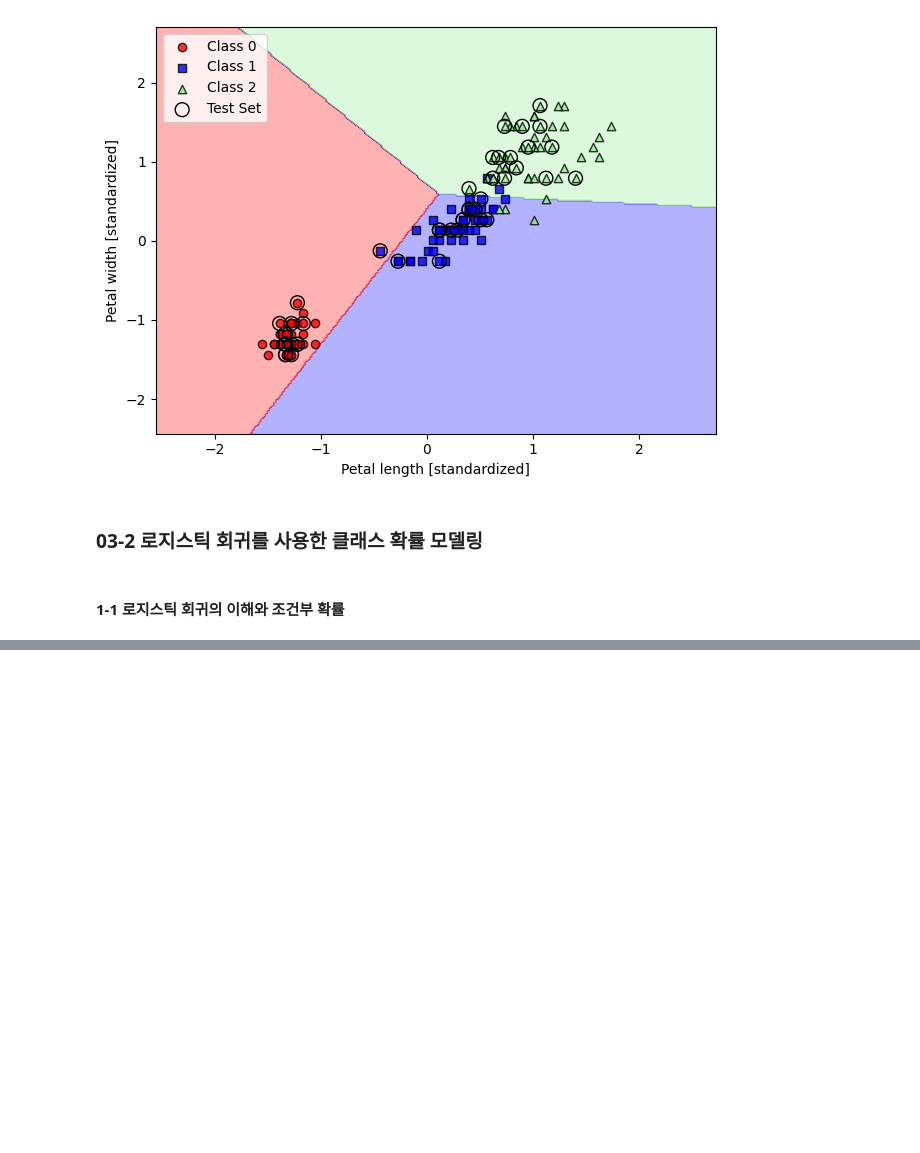
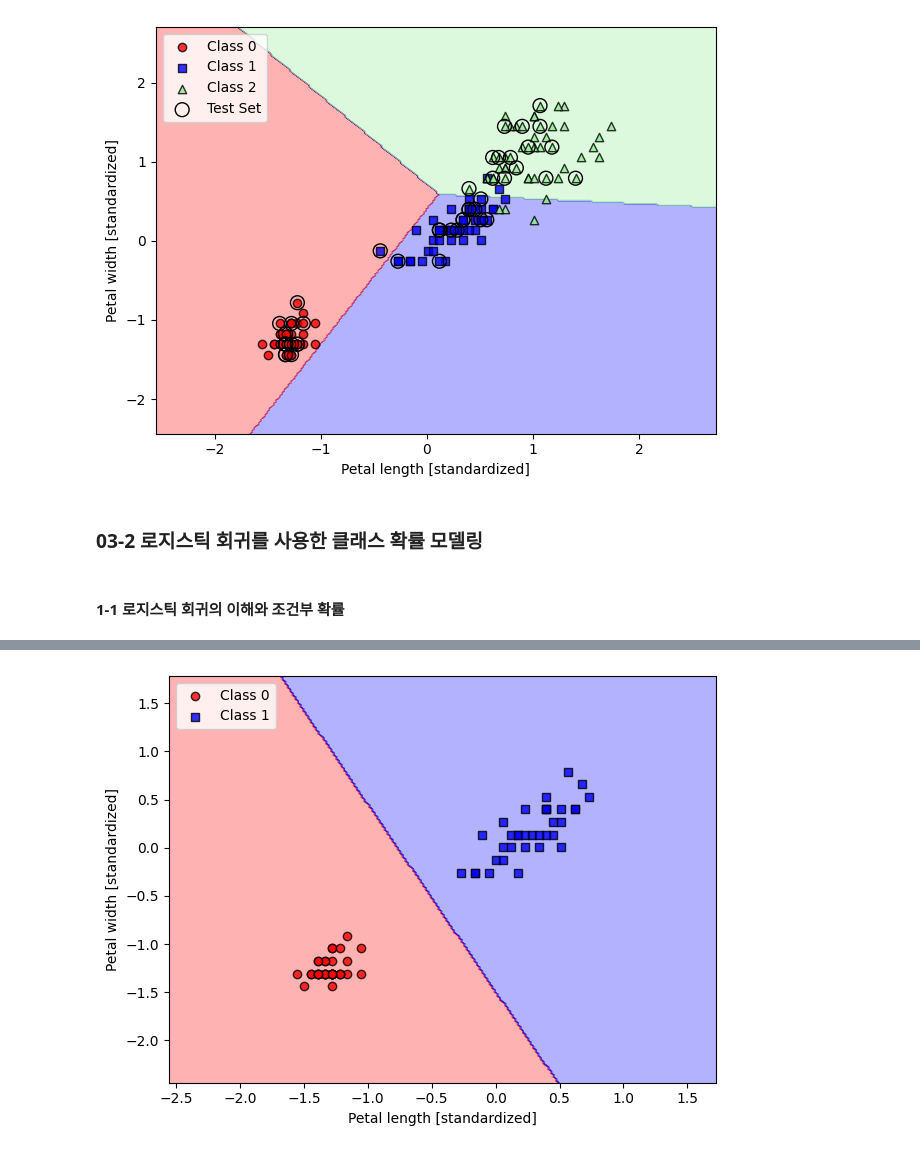
Before and after one commit to va4756/bigdata_raejung, a Jupyter notebook: MachineLearning_교과서_박해선.ipynb, the cells around one changed output, grey strips where cells are left out. Cells and saved outputs as stored; diff of their text form; code cells hidden in the pictures; blank space fills up the shorter version.

```diff
--- a/MachineLearning_교과서_박해선.ipynb
+++ b/MachineLearning_교과서_박해선.ipynb
@@ -521,0 +717,34 @@ plt.show()
+# %%
+# 데이터 선택
+X_train_01_subset = X_train_std[(y_train == 0) | (y_train == 1)]
+y_train_01_subset = y_train[(y_train == 0) | (y_train == 1)]
+
+# 모델 학습
+lrgd = AdalineSGD_Torch(eta=0.01, n_iter=50, random_state=1)
+lrgd.fit(X_train_01_subset, y_train_01_subset)
+
+# GPU → CPU 변환 (시각화용 필수)
+lrgd.w_ = lrgd.w_.detach().cpu()
+lrgd.b_ = lrgd.b_.detach().cpu()
+
+# predict도 numpy 대응으로 수정
+def predict_numpy(X):
+    X = torch.tensor(X, dtype=torch.float32)
+    return torch.where(X @ lrgd.w_ + lrgd.b_ >= 0.0, 1, -1).numpy()
+
+lrgd.predict = predict_numpy
+
+# 시각화
+plot_decision_regions(X=X_train_01_subset,
+                      y=y_train_01_subset,
+                      classifier=lrgd)
+
+plt.xlabel('Petal length [standardized]')
+plt.ylabel('Petal width [standardized]')
+plt.legend(loc='upper left')
+
+plt.tight_layout()
+#plt.savefig('figures/03_05.png', dpi=300)
+plt.show()
+# %% [output]
+[figure, added]
```
Also changed, not shown: parts of 25 cells of this notebook.
